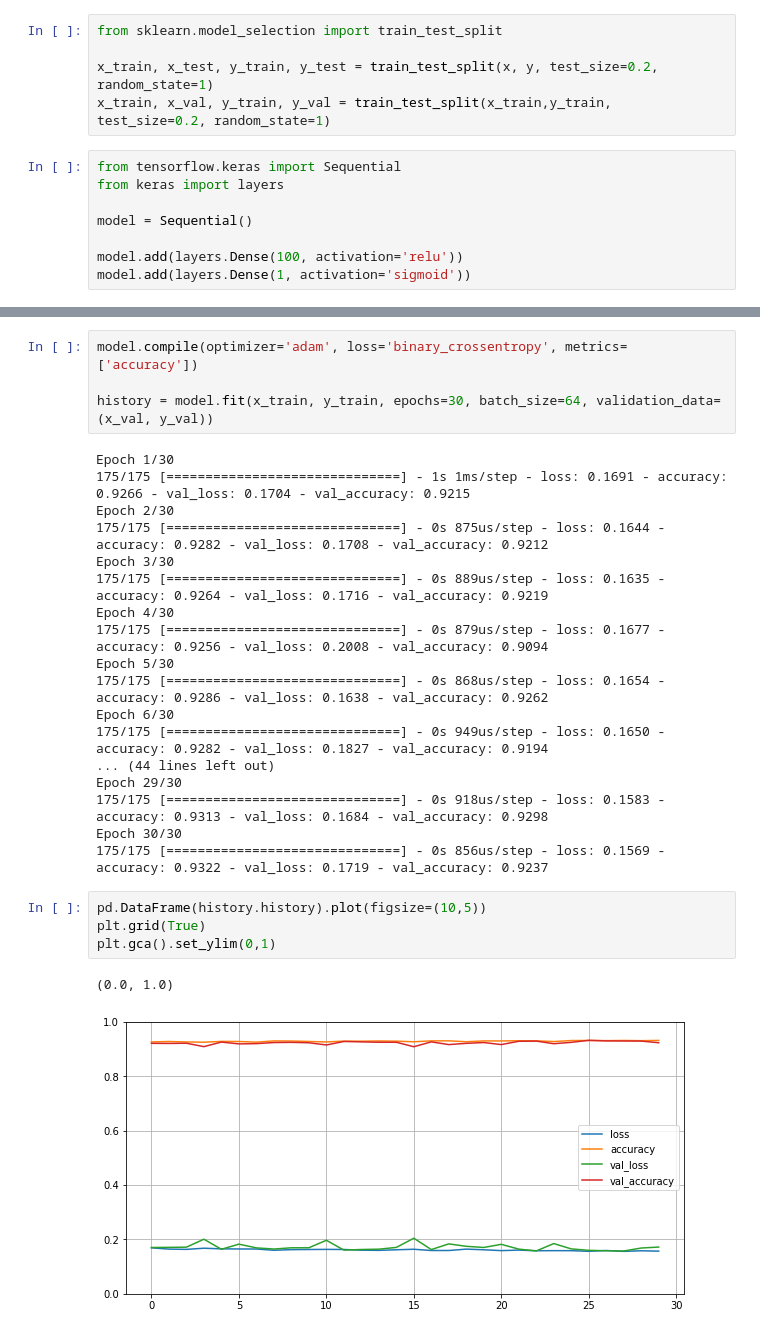
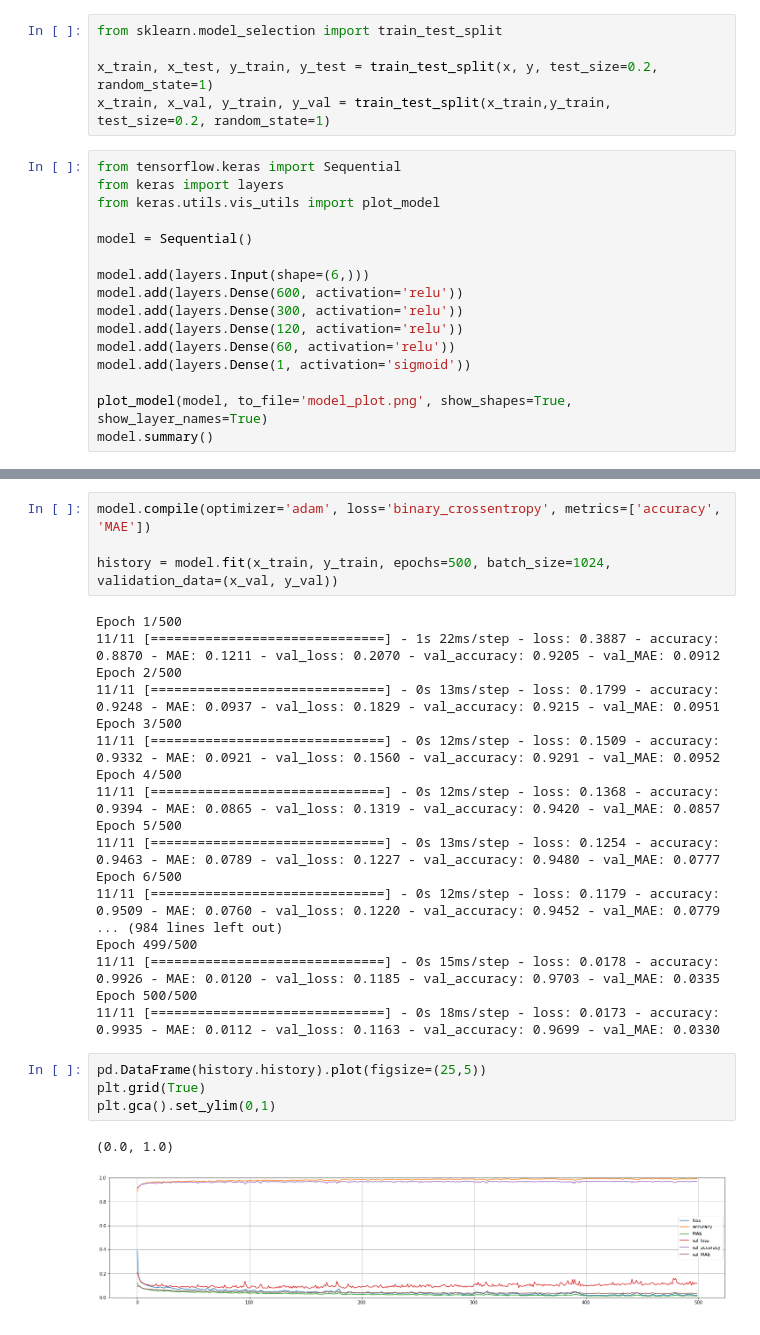
Before and after one commit to Braddock511/Machine-Learning-Practice, a Jupyter notebook: AcousticExtinguisherFire/main.ipynb, the cells around one changed output, grey strips where cells are left out. Drawn from its saved outputs; the diff is of its cells as text.

```diff
--- a/AcousticExtinguisherFire/main.ipynb
+++ b/AcousticExtinguisherFire/main.ipynb
@@ -54,8 +55,16 @@ x_train, x_val, y_train, y_val = train_test_split(x_train,y_train, test_size=0.2
 # %%
 from tensorflow.keras import Sequential
 from keras import layers
+from keras.utils.vis_utils import plot_model
 
 model = Sequential()
 
-model.add(layers.Dense(100, activation='relu'))
+model.add(layers.Input(shape=(6,)))
+model.add(layers.Dense(600, activation='relu'))
+model.add(layers.Dense(300, activation='relu'))
+model.add(layers.Dense(120, activation='relu'))
+model.add(layers.Dense(60, activation='relu'))
 model.add(layers.Dense(1, activation='sigmoid'))
+
+plot_model(model, to_file='model_plot.png', show_shapes=True, show_layer_names=True)
+model.summary()
@@ -62,29 +91,29 @@ model.add(layers.Dense(1, activation='sigmoid'))
 # %%
-model.compile(optimizer='adam', loss='binary_crossentropy', metrics=['accuracy'])
+model.compile(optimizer='adam', loss='binary_crossentropy', metrics=['accuracy', 'MAE'])
 
-history = model.fit(x_train, y_train, epochs=30, batch_size=64, validation_data=(x_val, y_val))
+history = model.fit(x_train, y_train, epochs=500, batch_size=1024, validation_data=(x_val, y_val))
 # %% [output]
-Epoch 1/30
-175/175 [==============================] - 1s 1ms/step - loss: 0.1691 - accuracy: 0.9266 - val_loss: 0.1704 - val_accuracy: 0.9215
-Epoch 2/30
-175/175 [==============================] - 0s 875us/step - loss: 0.1644 - accuracy: 0.9282 - val_loss: 0.1708 - val_accuracy: 0.9212
-Epoch 3/30
-175/175 [==============================] - 0s 889us/step - loss: 0.1635 - accuracy: 0.9264 - val_loss: 0.1716 - val_accuracy: 0.9219
-Epoch 4/30
-175/175 [==============================] - 0s 879us/step - loss: 0.1677 - accuracy: 0.9256 - val_loss: 0.2008 - val_accuracy: 0.9094
-Epoch 5/30
-175/175 [==============================] - 0s 868us/step - loss: 0.1654 - accuracy: 0.9286 - val_loss: 0.1638 - val_accuracy: 0.9262
-Epoch 6/30
-175/175 [==============================] - 0s 949us/step - loss: 0.1650 - accuracy: 0.9282 - val_loss: 0.1827 - val_accuracy: 0.9194
-... (44 lines left out)
-Epoch 29/30
-175/175 [==============================] - 0s 918us/step - loss: 0.1583 - accuracy: 0.9313 - val_loss: 0.1684 - val_accuracy: 0.9298
-Epoch 30/30
-175/175 [==============================] - 0s 856us/step - loss: 0.1569 - accuracy: 0.9322 - val_loss: 0.1719 - val_accuracy: 0.9237
+Epoch 1/500
+11/11 [==============================] - 1s 22ms/step - loss: 0.3887 - accuracy: 0.8870 - MAE: 0.1211 - val_loss: 0.2070 - val_accuracy: 0.9205 - val_MAE: 0.0912
+Epoch 2/500
+11/11 [==============================] - 0s 13ms/step - loss: 0.1799 - accuracy: 0.9248 - MAE: 0.0937 - val_loss: 0.1829 - val_accuracy: 0.9215 - val_MAE: 0.0951
+Epoch 3/500
+11/11 [==============================] - 0s 12ms/step - loss: 0.1509 - accuracy: 0.9332 - MAE: 0.0921 - val_loss: 0.1560 - val_accuracy: 0.9291 - val_MAE: 0.0952
+Epoch 4/500
+11/11 [==============================] - 0s 12ms/step - loss: 0.1368 - accuracy: 0.9394 - MAE: 0.0865 - val_loss: 0.1319 - val_accuracy: 0.9420 - val_MAE: 0.0857
+Epoch 5/500
+11/11 [==============================] - 0s 13ms/step - loss: 0.1254 - accuracy: 0.9463 - MAE: 0.0789 - val_loss: 0.1227 - val_accuracy: 0.9480 - val_MAE: 0.0777
+Epoch 6/500
+11/11 [==============================] - 0s 12ms/step - loss: 0.1179 - accuracy: 0.9509 - MAE: 0.0760 - val_loss: 0.1220 - val_accuracy: 0.9452 - val_MAE: 0.0779
+... (984 lines left out)
+Epoch 499/500
+11/11 [==============================] - 0s 15ms/step - loss: 0.0178 - accuracy: 0.9926 - MAE: 0.0120 - val_loss: 0.1185 - val_accuracy: 0.9703 - val_MAE: 0.0335
+Epoch 500/500
+11/11 [==============================] - 0s 18ms/step - loss: 0.0173 - accuracy: 0.9935 - MAE: 0.0112 - val_loss: 0.1163 - val_accuracy: 0.9699 - val_MAE: 0.0330
 # %%
-pd.DataFrame(history.history).plot(figsize=(10,5))
+pd.DataFrame(history.history).plot(figsize=(25,5))
 plt.grid(True)
 plt.gca().set_ylim(0,1)
 # %% [output]
 (0.0, 1.0)
-[figure, old version]
+[figure, new version]
```
Also changed, not shown: parts of 5 cells of this notebook, 1 other file.
